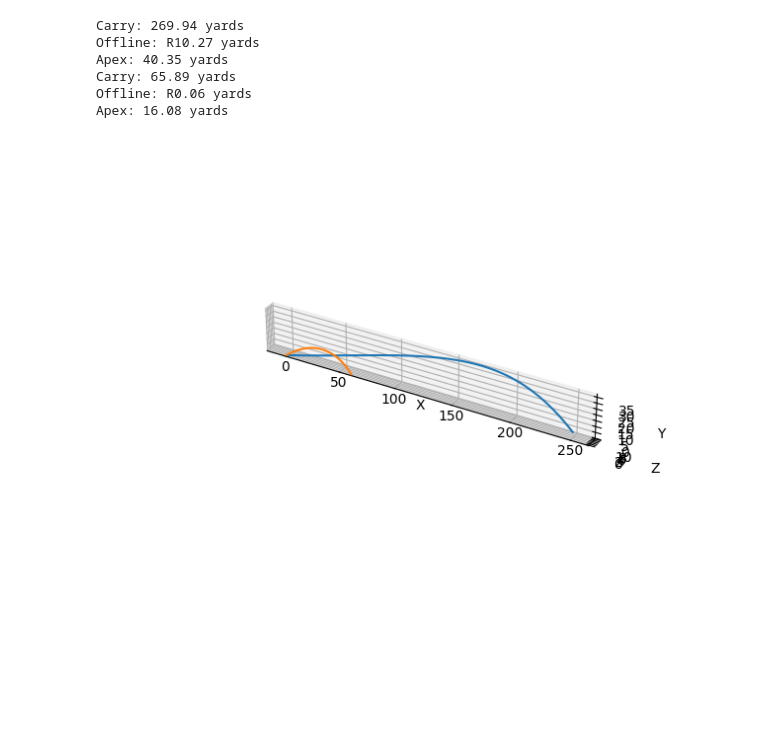
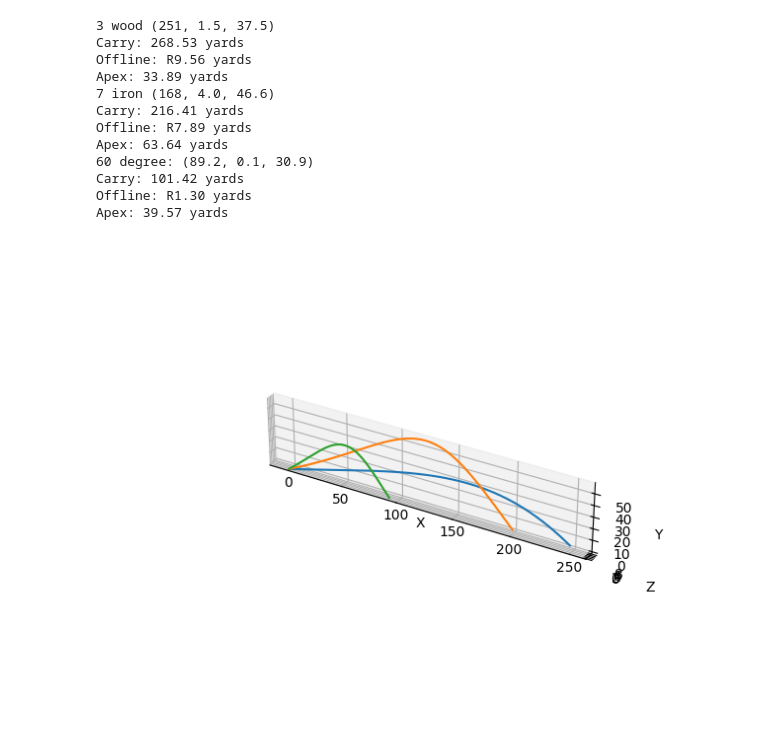
Before and after one commit to noahbkim/golf, a Jupyter notebook: Model.ipynb, the cells around one changed output. Saved outputs shown, nothing was run; the diff lists cells and outputs as text; code cells hidden in the pictures; blank space fills up the shorter version.

```diff
--- a/Model.ipynb
+++ b/Model.ipynb
@@ -3,30 +3,7 @@ from __future__ import annotations
 
 import numpy as np
 import pandas as pd
-import scipy as sp
-import matplotlib as mp
-
-deg2rad = np.deg2rad
-
-
-def mph2mps(x: float) -> float:
-    return x * 0.44704
-
-
-def m2y(x: float) -> float:
-    return x * 1.09361
-
-
-def s2lr(x: str) -> float:
-    return "L" if x < 0 else "R" if x > 0 else ""
-
-
-def lr2s(x: str) -> float:
-    if x.startswith("L"):
-        return -float(x[1:])
-    elif x.startswith("R"):
-        return float(x[1:])
-    return float(x)
+import matplotlib.pyplot as plt
 # %%
 # https://link.springer.com/article/10.1007/s12283-020-0318-1
 
@@ -166,6 +152,7 @@ subplot = figure.add_subplot(projection="3d")
 # Carry: 251.4
 # Offline: L1.5
 # Apex: 37.5
+print("3 wood (251, 1.5, 37.5)")
 golf(
     ball_speed_mph=150.7,
     launch_direction_deg=1.2,
@@ -177,44 +164,67 @@ golf(
     plot_color="C0",
 )
 
+# Carry: 168.3
+# Offline: R4.0
+# Apex: 46.6
+print("7 iron (168, 4.0, 46.6)")
+golf(
+    ball_speed_mph=121.9,
+    launch_direction_deg=1.1,
+    launch_angle_deg=24.6,
+    spin_rate_rpm=6092,
+    spin_axis_deg=0.7,
+    summarize=True,
+    plot=subplot,
+    plot_color="C1",
+)
+
 # Carry: 89.2
 # Offline: 0.1
 # Apex: 30.9
+print("60 degree: (89.2, 0.1, 30.9)")
 golf(
     ball_speed_mph=80.2,
     launch_direction_deg=0.2,
     launch_angle_deg=37.7,
     spin_rate_rpm=10175,
     spin_axis_deg=0.7,
     summarize=True,
     plot=subplot,
-    plot_color="C1",
+    plot_color="C2",
 )
 
 # golf(
 #     ball_speed_mph=160,
 #     launch_direction_deg=0,
 #     launch_angle_deg=6,
 #     spin_rate_rpm=3000,
 #     spin_axis_deg=0,
+#     delta=0.01,
 #     summarize=True,
 #     plot=subplot,
 #     plot_color="C1",
 # )
 
 subplot.set_xlabel("X")
 subplot.set_ylabel("Z")
 subplot.set_zlabel("Y")
 subplot.axis("scaled")
 plt.show()
 # %% [output]
-Carry: 269.94 yards
-Offline: R10.27 yards
-Apex: 40.35 yards
-Carry: 65.89 yards
-Offline: R0.06 yards
-Apex: 16.08 yards
+3 wood (251, 1.5, 37.5)
+Carry: 268.53 yards
+Offline: R9.56 yards
+Apex: 33.89 yards
+7 iron (168, 4.0, 46.6)
+Carry: 216.41 yards
+Offline: R7.89 yards
+Apex: 63.64 yards
+60 degree: (89.2, 0.1, 30.9)
+Carry: 101.42 yards
+Offline: R1.30 yards
+Apex: 39.57 yards
-[figure, old version]
+[figure, new version]
 # %%
 data = pd.read_csv("data/20250511-DrivingRange.csv", skiprows=1)
 data = data[data["Index"].str.isnumeric()]
```
Also changed, not shown: parts of 4 cells of this notebook, 3 other files.
